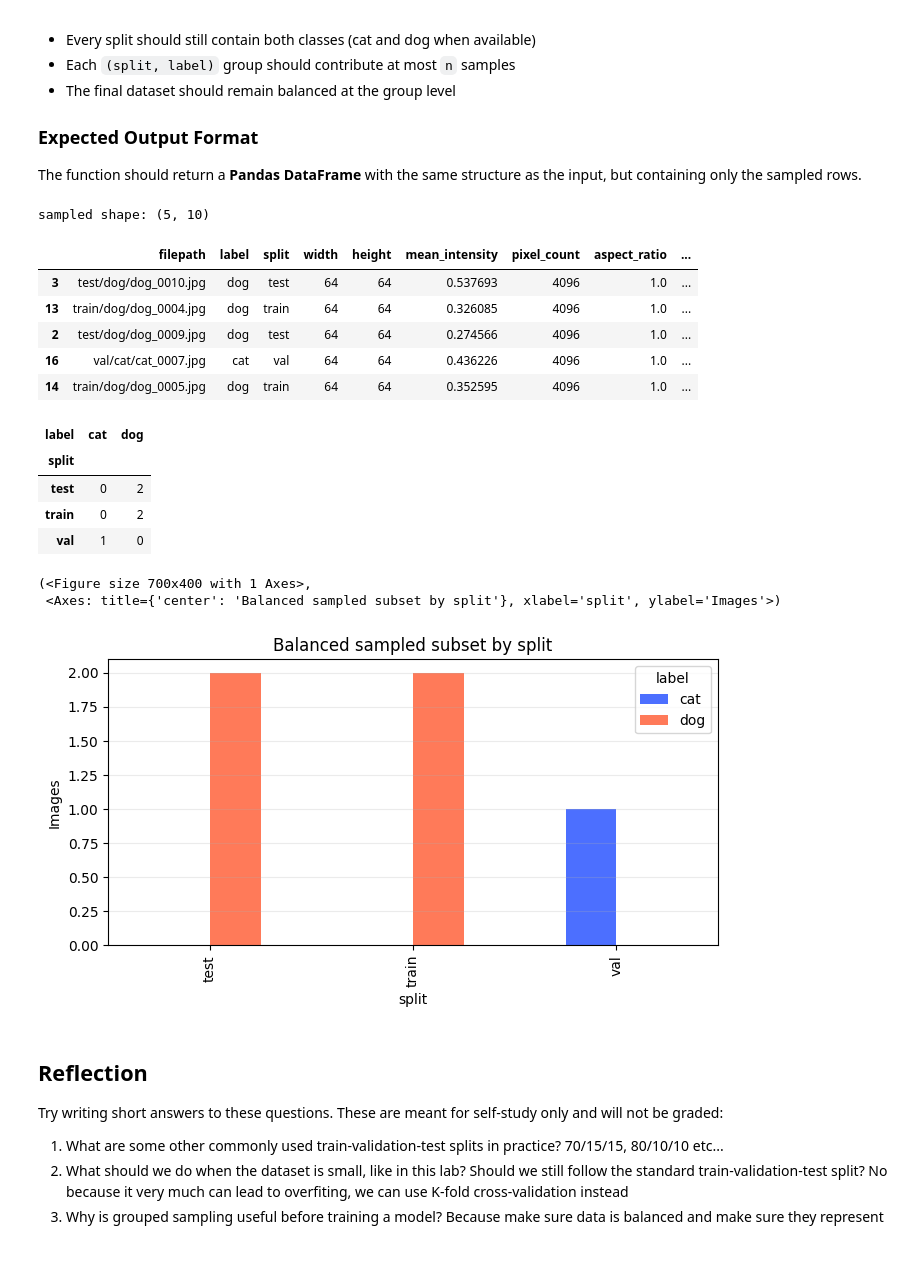
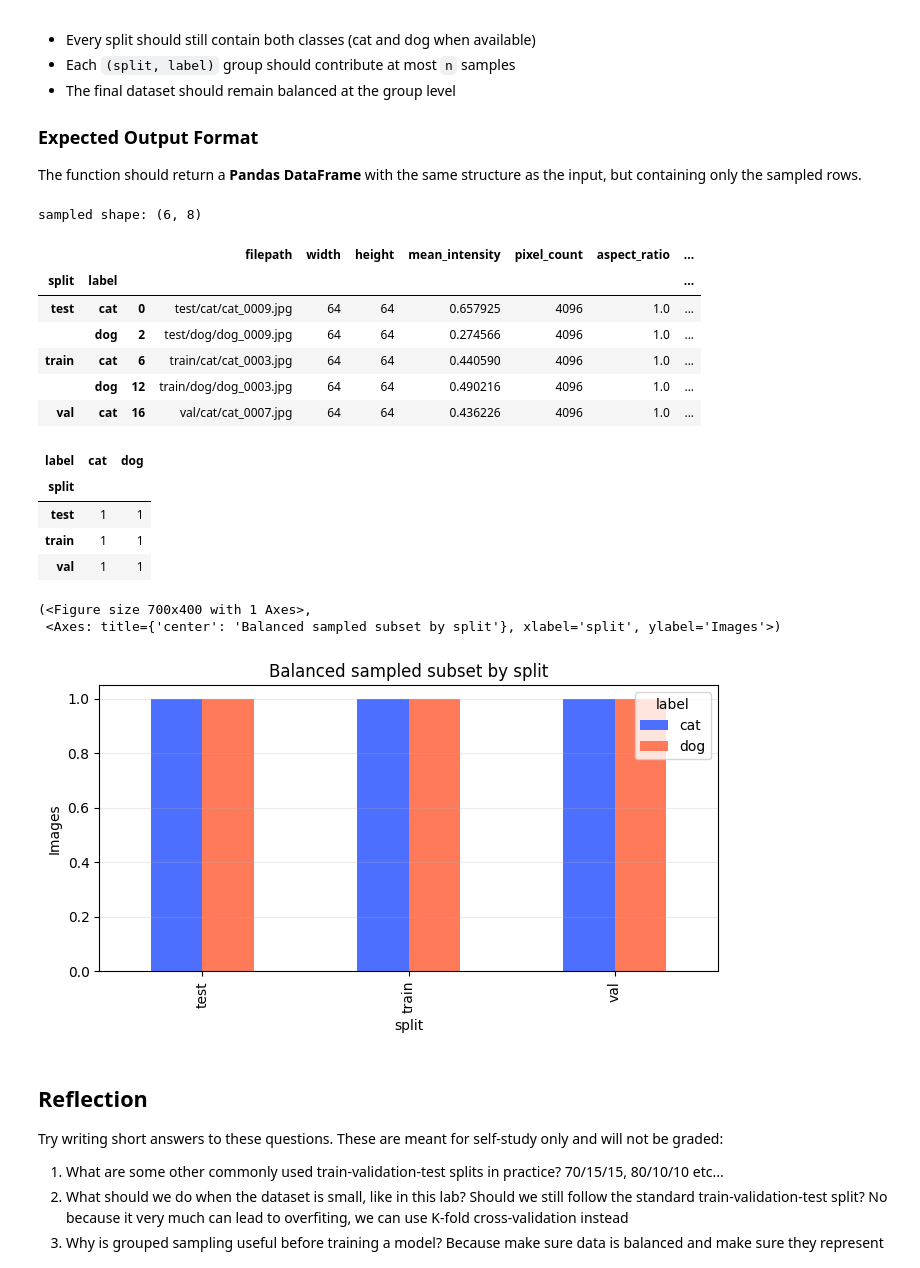
Before and after one commit to vgu-dsai-2026/lab-2-pandas-PhanChiKien, a Jupyter notebook: notebook.ipynb, the cells around one changed output. Saved outputs shown, nothing was run; the diff lists cells and outputs as text; code cells hidden in the pictures.

```diff
--- a/notebook.ipynb
+++ b/notebook.ipynb
@@ -500,38 +500,39 @@ This ensures no group is oversampled and preserves natural dataset constraints.
 The function should return a **Pandas DataFrame** with the same structure as the input, but containing only the sampled rows.
 # %%
 def sample_balanced_by_split_and_label(frame: pd.DataFrame, n_per_group: int, seed: int) -> pd.DataFrame:
-    # TODO: sample n_per_group rows from each (split, label) group and return the combined DataFrame.
-    samp = frame.sample(n=n_per_group, random_state=seed)
-    return samp
+    #TODO: Sample up to n_per_group rows from each (split, label) group.
+    sampled = frame.groupby(["split", "label"]).apply(lambda x: x.sample(n=min(n_per_group, len(x)), random_state=seed))
+    return sampled
 
 
-sample_size_per_group = 5
+sample_size_per_group = 1
 sampled_df = sample_balanced_by_split_and_label(
     analysis_df, n_per_group=sample_size_per_group, seed=SEED
 )
 print("sampled shape:", sampled_df.shape)
 display(sampled_df.head())
 
 sampled_balance = sampled_df.groupby(["split", "label"]).size().unstack(fill_value=0)
 display(sampled_balance)
 
 plot_class_balance(sampled_df, title="Balanced sampled subset by split")
 # %% [output]
-sampled shape: (5, 10)
+sampled shape: (6, 8)
-|  | filepath | label | split | width | height | mean_intensity | pixel_count | aspect_ratio | ... |
-| 3 | test/dog/dog_0010.jpg | dog | test | 64 | 64 | 0.537693 | 4096 | 1.0 | ... |
-| 13 | train/dog/dog_0004.jpg | dog | train | 64 | 64 | 0.326085 | 4096 | 1.0 | ... |
-| 2 | test/dog/dog_0009.jpg | dog | test | 64 | 64 | 0.274566 | 4096 | 1.0 | ... |
-| 16 | val/cat/cat_0007.jpg | cat | val | 64 | 64 | 0.436226 | 4096 | 1.0 | ... |
-| 14 | train/dog/dog_0005.jpg | dog | train | 64 | 64 | 0.352595 | 4096 | 1.0 | ... |
+|  |  |  | filepath | width | height | mean_intensity | pixel_count | aspect_ratio | ... |
+| split | label |  |  |  |  |  |  |  | ... |
+| test | cat | 0 | test/cat/cat_0009.jpg | 64 | 64 | 0.657925 | 4096 | 1.0 | ... |
+|  | dog | 2 | test/dog/dog_0009.jpg | 64 | 64 | 0.274566 | 4096 | 1.0 | ... |
+| train | cat | 6 | train/cat/cat_0003.jpg | 64 | 64 | 0.440590 | 4096 | 1.0 | ... |
+|  | dog | 12 | train/dog/dog_0003.jpg | 64 | 64 | 0.490216 | 4096 | 1.0 | ... |
+| val | cat | 16 | val/cat/cat_0007.jpg | 64 | 64 | 0.436226 | 4096 | 1.0 | ... |
 | label | cat | dog |
 | split |  |  |
-| test | 0 | 2 |
-| train | 0 | 2 |
-| val | 1 | 0 |
+| test | 1 | 1 |
+| train | 1 | 1 |
+| val | 1 | 1 |
 (<Figure size 700x400 with 1 Axes>,
  <Axes: title={'center': 'Balanced sampled subset by split'}, xlabel='split', ylabel='Images'>)
-[figure, old version]
+[figure, new version]
 # %% [markdown]
 ## Reflection
 
```
